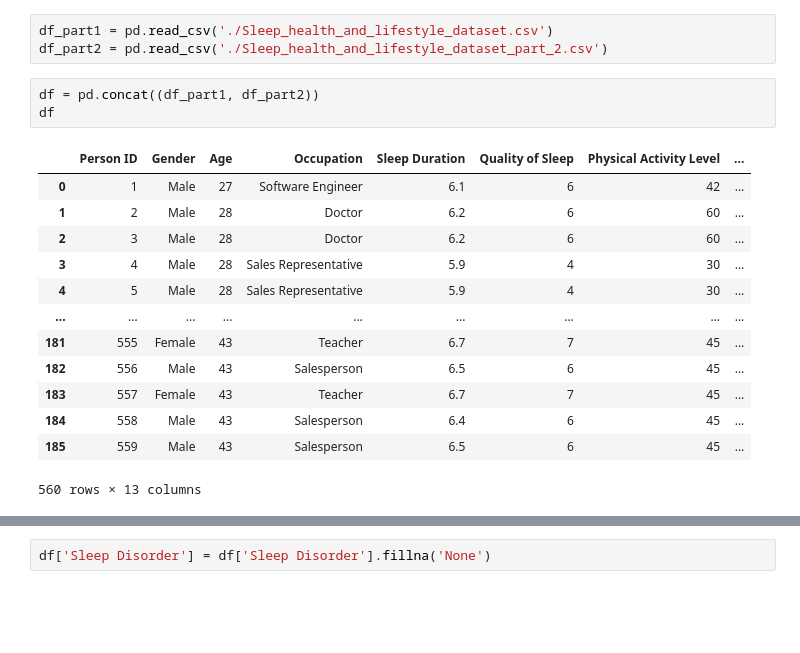
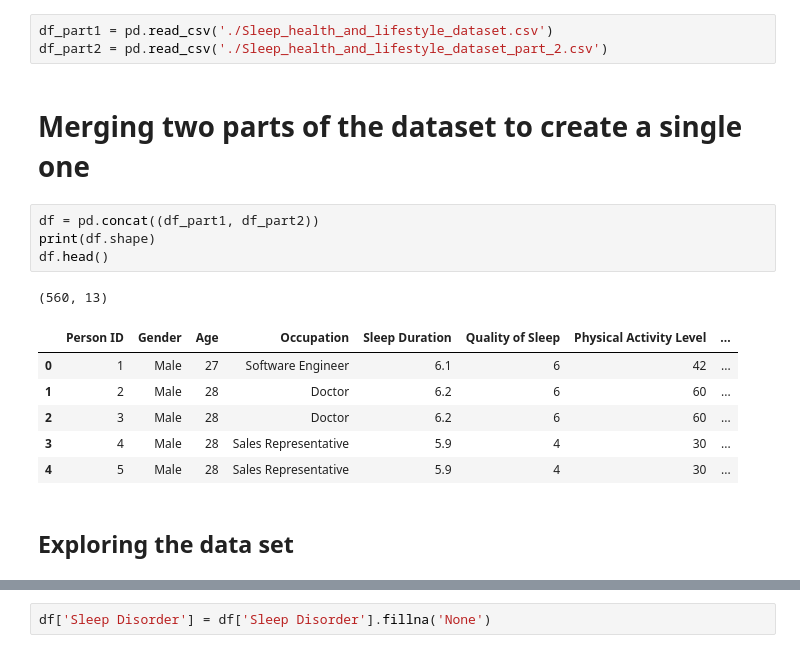
Before and after one commit to VISHNU-SHREERAM/ML-Project, a Jupyter notebook: midsem.ipynb, the cells around one changed output, grey strips where cells are left out. Drawn from its saved outputs; the diff is of its cells as text; blank space fills up the shorter version.

```diff
--- a/midsem.ipynb
+++ b/midsem.ipynb
@@ -8,20 +14,19 @@ import numpy as np
 # %%
 df_part1 = pd.read_csv('./Sleep_health_and_lifestyle_dataset.csv')
 df_part2 = pd.read_csv('./Sleep_health_and_lifestyle_dataset_part_2.csv')
+# %% [markdown]
+# Merging two parts of the dataset to create a single one
 # %%
 df = pd.concat((df_part1, df_part2))
-df
+print(df.shape)
+df.head()
 # %% [output]
+(560, 13)
 |  | Person ID | Gender | Age | Occupation | Sleep Duration | Quality of Sleep | Physical Activity Level | ... |
 | 0 | 1 | Male | 27 | Software Engineer | 6.1 | 6 | 42 | ... |
 | 1 | 2 | Male | 28 | Doctor | 6.2 | 6 | 60 | ... |
 | 2 | 3 | Male | 28 | Doctor | 6.2 | 6 | 60 | ... |
 | 3 | 4 | Male | 28 | Sales Representative | 5.9 | 4 | 30 | ... |
 | 4 | 5 | Male | 28 | Sales Representative | 5.9 | 4 | 30 | ... |
-| ... | ... | ... | ... | ... | ... | ... | ... | ... |
-| 181 | 555 | Female | 43 | Teacher | 6.7 | 7 | 45 | ... |
-| 182 | 556 | Male | 43 | Salesperson | 6.5 | 6 | 45 | ... |
-| 183 | 557 | Female | 43 | Teacher | 6.7 | 7 | 45 | ... |
-| 184 | 558 | Male | 43 | Salesperson | 6.4 | 6 | 45 | ... |
-| 185 | 559 | Male | 43 | Salesperson | 6.5 | 6 | 45 | ... |
-560 rows × 13 columns
+# %% [markdown]
+## Exploring the data set
```
Also changed, not shown: parts of 12 cells of this notebook, 1 other file.
